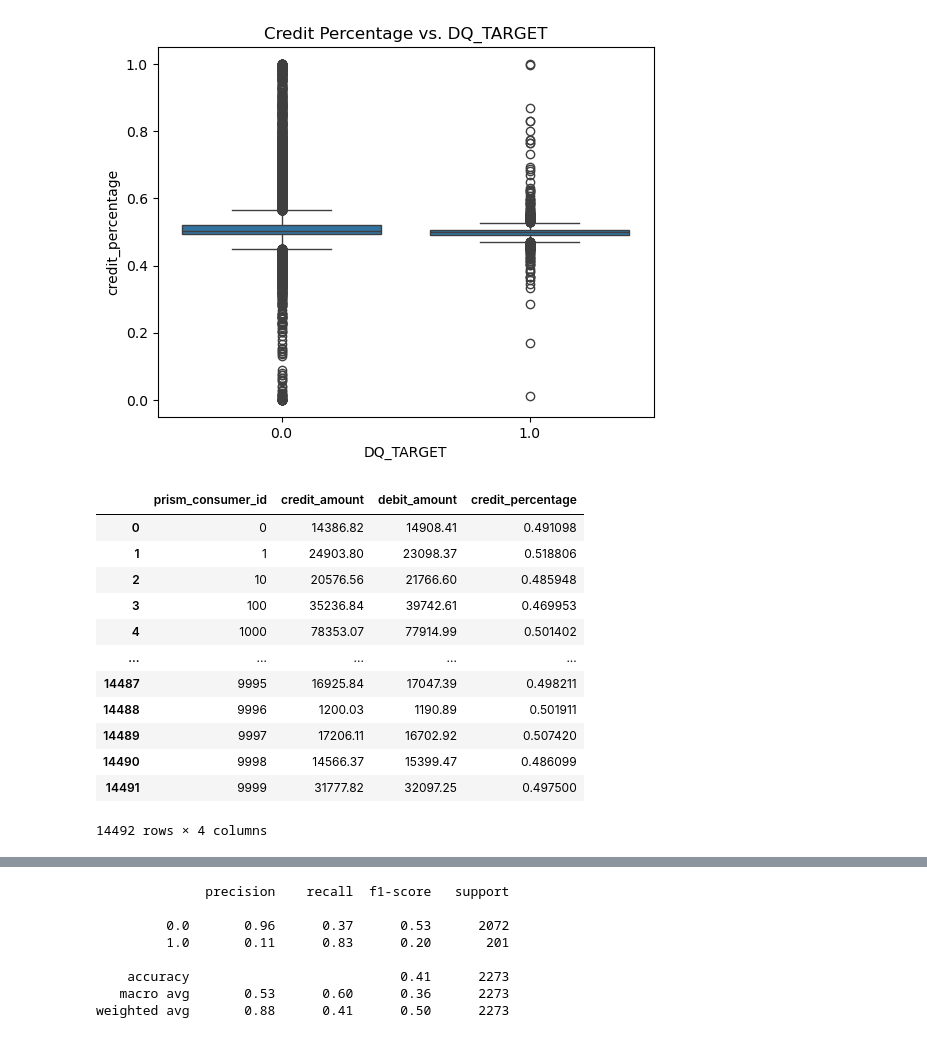
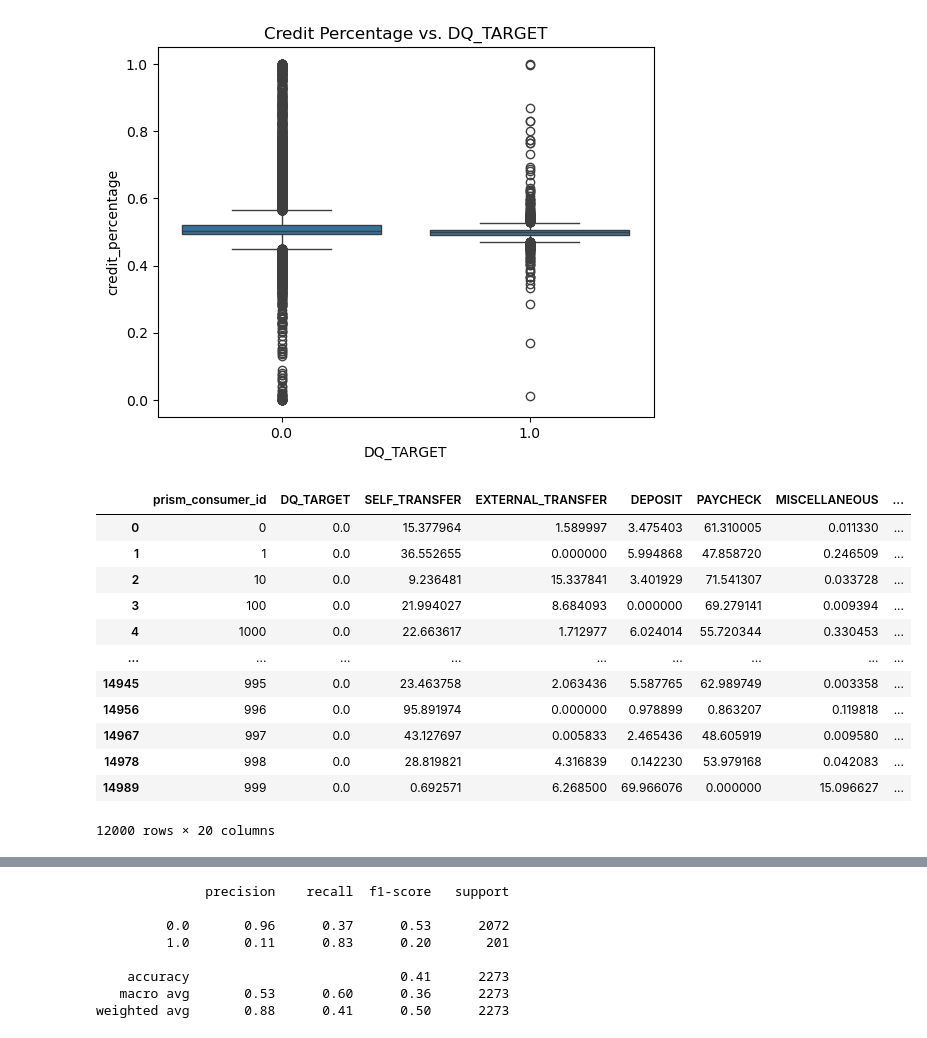
Before and after one commit to hillarychang/dsc180b-capstone-q2, a Jupyter notebook: src/notebooks/Jevan_feature_creation.ipynb, the cells around one changed output, grey strips where cells are left out. Saved outputs shown, nothing was run; the diff lists cells and outputs as text; code cells hidden in the pictures.

```diff
--- a/src/notebooks/Jevan_feature_creation.ipynb
+++ b/src/notebooks/Jevan_feature_creation.ipynb
@@ -26,7 +38,6 @@ trxnDF
 # %%
 trxn = trxnDF.copy()
 df=trxn.groupby(['prism_consumer_id', 'credit_or_debit'], as_index = False).amount.sum()
-df = df.apply(convert_credit_to_debit, axis=1)
 df
 # %% [output]
 |  | prism_consumer_id | credit_or_debit | amount |
@@ -97,22 +103,38 @@ plt.show()
 [figure]
 # %%
 #normal_df[normal_df['credit_percentage'] == normal_df['credit_percentage'].min()]
+def get_cat_percent(df):
+    user_cat = df.groupby(['prism_consumer_id', 'category']).amount.sum().reset_index()
+    pivot_df = user_cat.pivot(index='prism_consumer_id', columns='category', values='amount')
+    pivot_df.fillna(0, inplace=True)
+    pivot_df['total'] = pivot_df.sum(axis=1)
+    for i in (user_cat.category.unique()):
+        pivot_df[i] = (pivot_df[i]/pivot_df['total']) * 100
+        pivot_df = pivot_df.rename(columns={i : cat_map.loc[i].category})
+    cat_percent = consDF.merge(pivot_df, on='prism_consumer_id', how='outer').drop(columns=['evaluation_date', 'credit_score'])
+    cat_percent = cat_percent[cat_percent['DQ_TARGET'].notna()]
+    return cat_percent
+
 credit_trxn = trxn[trxn['credit_or_debit'] == 'CREDIT']
+debit_trxn = trxn[trxn['credit_or_debit'] == 'DEBIT']
+
+credit_cat_features = get_cat_percent(credit_trxn)
+debit_cat_features = get_cat_percent(debit_trxn)
+trxn_cat_features = get_cat_percent(trxn)
 # %%
-user_cat = credit_trxn.groupby(['prism_consumer_id', 'category']).amount.sum().reset_index()
-user_cat
+credit_cat_features
 # %% [output]
-|  | prism_consumer_id | credit_amount | debit_amount | credit_percentage |
-| 0 | 0 | 14386.82 | 14908.41 | 0.491098 |
-| 1 | 1 | 24903.80 | 23098.37 | 0.518806 |
-| 2 | 10 | 20576.56 | 21766.60 | 0.485948 |
-| 3 | 100 | 35236.84 | 39742.61 | 0.469953 |
-| 4 | 1000 | 78353.07 | 77914.99 | 0.501402 |
-| ... | ... | ... | ... | ... |
-| 14487 | 9995 | 16925.84 | 17047.39 | 0.498211 |
-| 14488 | 9996 | 1200.03 | 1190.89 | 0.501911 |
-| 14489 | 9997 | 17206.11 | 16702.92 | 0.507420 |
-| 14490 | 9998 | 14566.37 | 15399.47 | 0.486099 |
-| 14491 | 9999 | 31777.82 | 32097.25 | 0.497500 |
+|  | prism_consumer_id | DQ_TARGET | SELF_TRANSFER | EXTERNAL_TRANSFER | DEPOSIT | PAYCHECK | MISCELLANEOUS | ... |
+| 0 | 0 | 0.0 | 15.377964 | 1.589997 | 3.475403 | 61.310005 | 0.011330 | ... |
+| 1 | 1 | 0.0 | 36.552655 | 0.000000 | 5.994868 | 47.858720 | 0.246509 | ... |
+| 2 | 10 | 0.0 | 9.236481 | 15.337841 | 3.401929 | 71.541307 | 0.033728 | ... |
+| 3 | 100 | 0.0 | 21.994027 | 8.684093 | 0.000000 | 69.279141 | 0.009394 | ... |
+| 4 | 1000 | 0.0 | 22.663617 | 1.712977 | 6.024014 | 55.720344 | 0.330453 | ... |
+| ... | ... | ... | ... | ... | ... | ... | ... | ... |
+| 14945 | 995 | 0.0 | 23.463758 | 2.063436 | 5.587765 | 62.989749 | 0.003358 | ... |
+| 14956 | 996 | 0.0 | 95.891974 | 0.000000 | 0.978899 | 0.863207 | 0.119818 | ... |
+| 14967 | 997 | 0.0 | 43.127697 | 0.005833 | 2.465436 | 48.605919 | 0.009580 | ... |
+| 14978 | 998 | 0.0 | 28.819821 | 4.316839 | 0.142230 | 53.979168 | 0.042083 | ... |
+| 14989 | 999 | 0.0 | 0.692571 | 6.268500 | 69.966076 | 0.000000 | 15.096627 | ... |
-14492 rows × 4 columns
+12000 rows × 20 columns
 # %%
```
Also changed, not shown: parts of 20 cells of this notebook.
